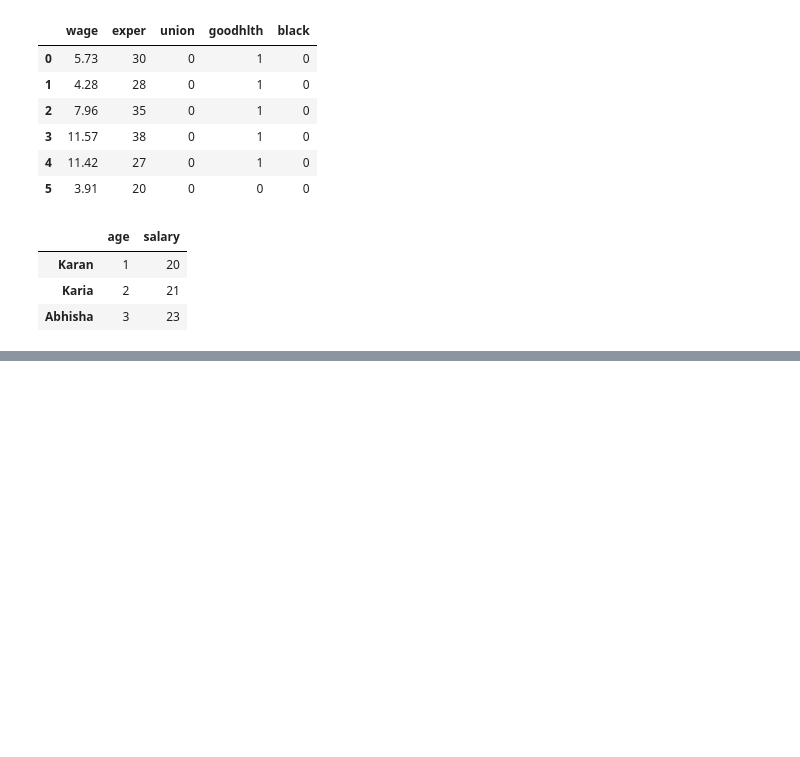
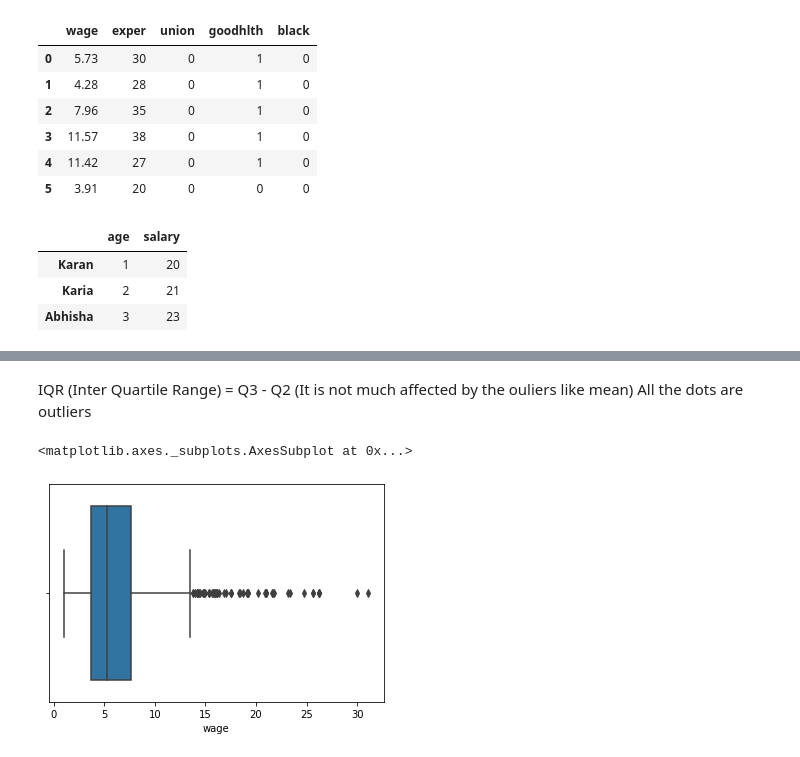
Before and after one commit to karanjogi/Practice, a Jupyter notebook: Lecture_01.ipynb, the cells around one changed output, grey strips where cells are left out. Cells and saved outputs as stored; diff of their text form; code cells hidden in the pictures; blank space fills up the shorter version.

```diff
--- a/Lecture_01.ipynb
+++ b/Lecture_01.ipynb
@@ -135,0 +268,10 @@ test_df
+# %% [markdown]
+IQR (Inter Quartile Range) = Q3 - Q2
+(It is not much affected by the ouliers like mean)
+All the dots are outliers
+# %%
+#Here we see some outliers so we remove them by considering wages below 32
+sns.boxplot(x='wage', data=df[df['wage'] < 32])
+# %% [output]
+<matplotlib.axes._subplots.AxesSubplot at 0x...>
+[figure, added]
```
Also changed, not shown: parts of 23 cells of this notebook.
